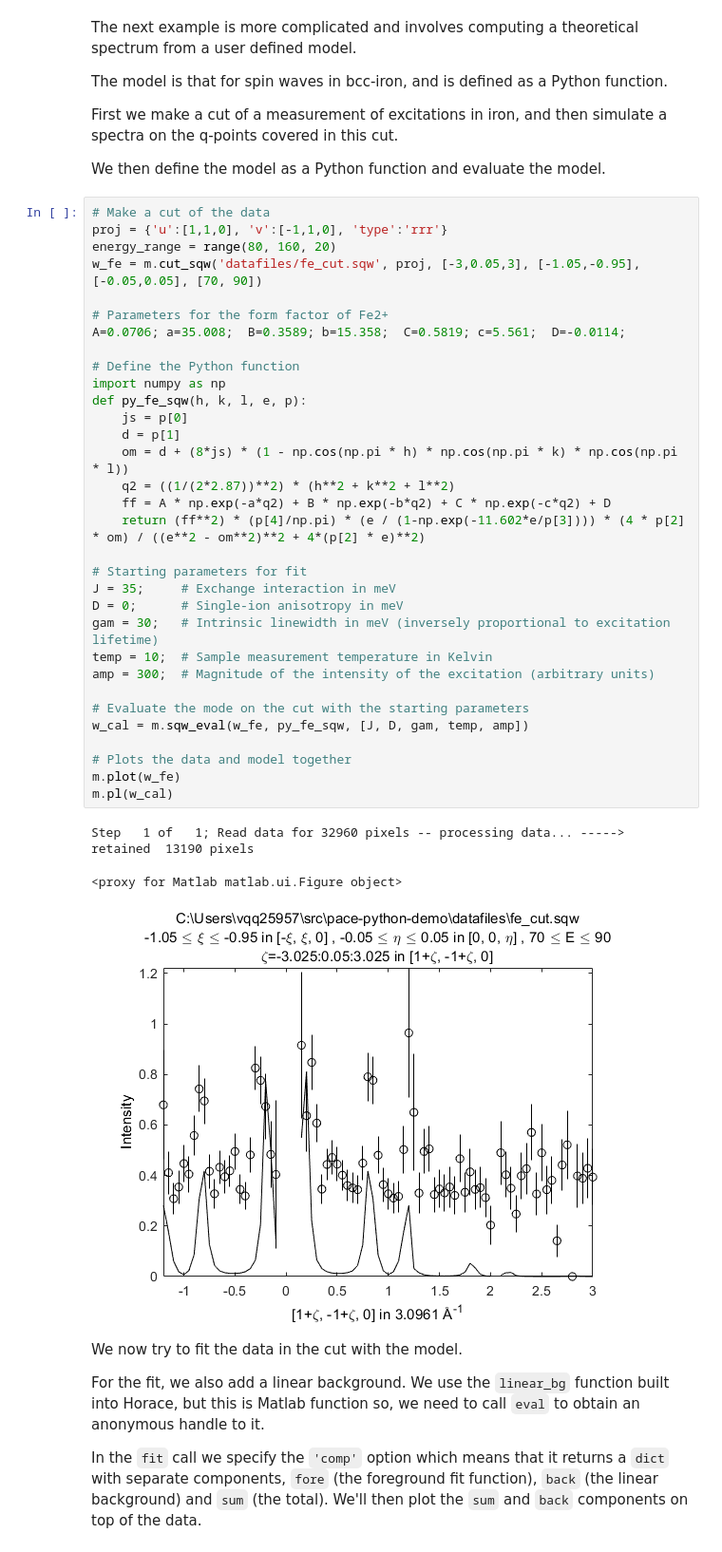
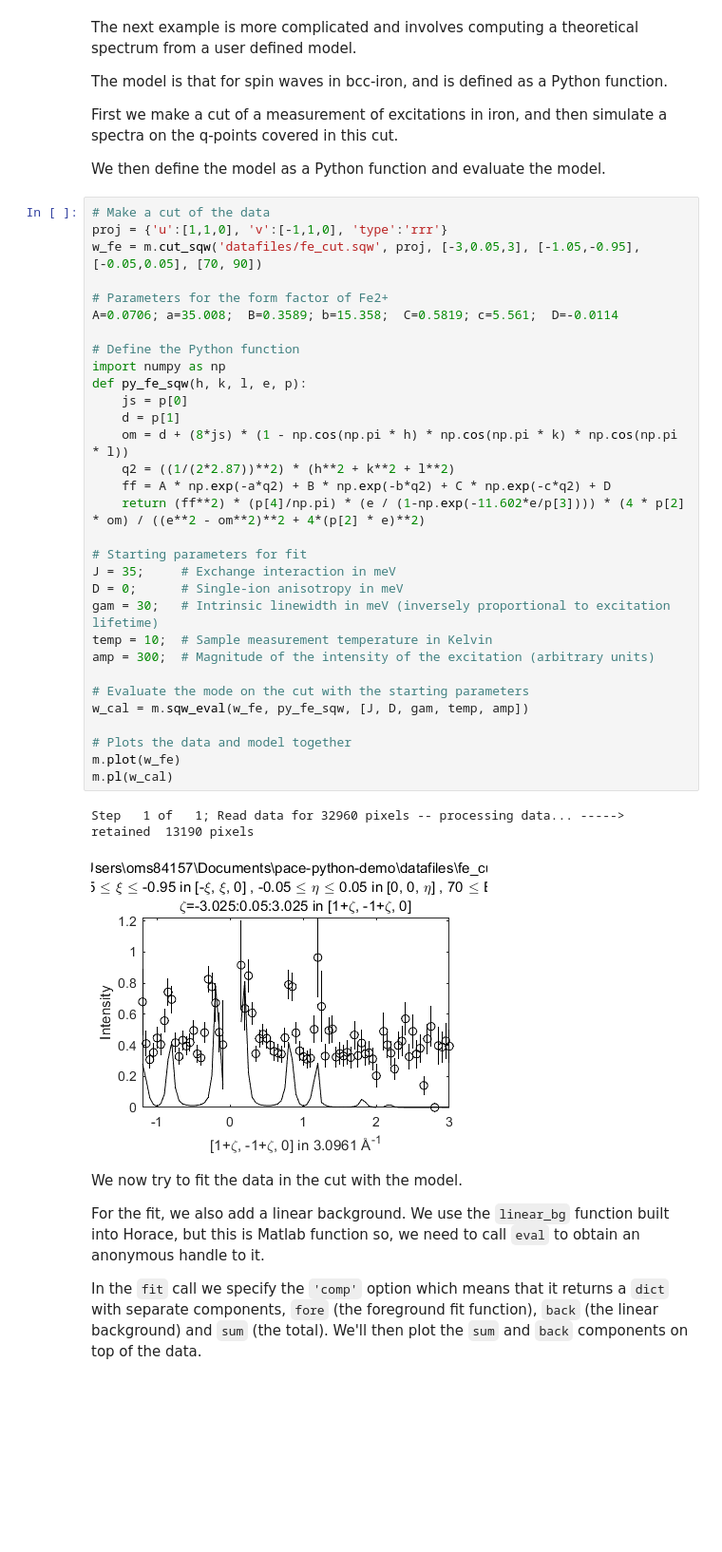
Before and after one commit to pace-neutrons/pace-python-demo, a Jupyter notebook: demo.ipynb, the cells around one changed output. Shown: that part at 95% size. Cells and saved outputs as stored; diff of their text form; blank space fills up the shorter version.

```diff
--- a/demo.ipynb
+++ b/demo.ipynb
@@ -114,39 +121,37 @@ We then define the model as a Python function and evaluate the model.
 # %%
 # Make a cut of the data
 proj = {'u':[1,1,0], 'v':[-1,1,0], 'type':'rrr'}
-energy_range = range(80, 160, 20)
 w_fe = m.cut_sqw('datafiles/fe_cut.sqw', proj, [-3,0.05,3], [-1.05,-0.95], [-0.05,0.05], [70, 90])
 
 # Parameters for the form factor of Fe2+
-A=0.0706; a=35.008;  B=0.3589; b=15.358;  C=0.5819; c=5.561;  D=-0.0114;
+A=0.0706; a=35.008;  B=0.3589; b=15.358;  C=0.5819; c=5.561;  D=-0.0114
 
 # Define the Python function
 import numpy as np
 def py_fe_sqw(h, k, l, e, p):
     js = p[0]
     d = p[1]
     om = d + (8*js) * (1 - np.cos(np.pi * h) * np.cos(np.pi * k) * np.cos(np.pi * l))
     q2 = ((1/(2*2.87))**2) * (h**2 + k**2 + l**2)
     ff = A * np.exp(-a*q2) + B * np.exp(-b*q2) + C * np.exp(-c*q2) + D
     return (ff**2) * (p[4]/np.pi) * (e / (1-np.exp(-11.602*e/p[3]))) * (4 * p[2] * om) / ((e**2 - om**2)**2 + 4*(p[2] * e)**2)
 
 # Starting parameters for fit
 J = 35;     # Exchange interaction in meV
 D = 0;      # Single-ion anisotropy in meV
 gam = 30;   # Intrinsic linewidth in meV (inversely proportional to excitation lifetime)
 temp = 10;  # Sample measurement temperature in Kelvin
 amp = 300;  # Magnitude of the intensity of the excitation (arbitrary units)
 
 # Evaluate the mode on the cut with the starting parameters
 w_cal = m.sqw_eval(w_fe, py_fe_sqw, [J, D, gam, temp, amp])
 
 # Plots the data and model together
 m.plot(w_fe)
 m.pl(w_cal)
 # %% [output]
 Step   1 of   1; Read data for 32960 pixels -- processing data... ----->  retained  13190 pixels
-<proxy for Matlab matlab.ui.Figure object>
-[figure, old version]
+[figure, new version]
 # %% [markdown]
 We now try to fit the data in the cut with the model.
 
```
Also changed, not shown: parts of 14 cells of this notebook, 1 other file.
